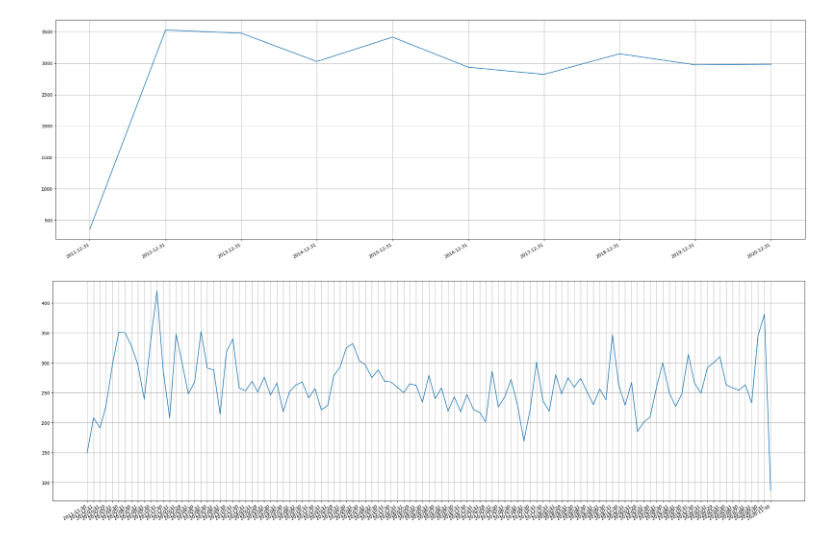
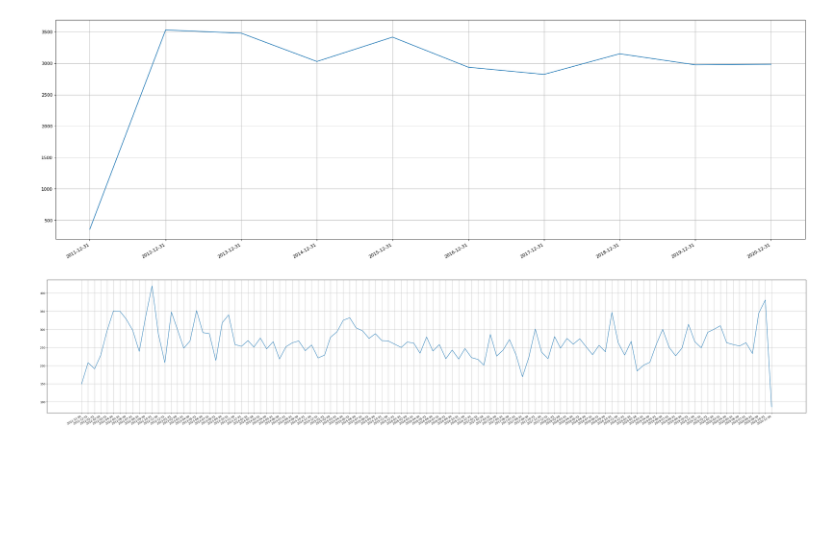
Before and after one commit to frabatx/today_parser, a Jupyter notebook: python/Analyze.ipynb, the cells around one changed output. Drawn from its saved outputs; the diff is of its cells as text; code cells hidden in the pictures; blank space fills up the shorter version.

```diff
--- a/python/Analyze.ipynb
+++ b/python/Analyze.ipynb
@@ -44,7 +44,14 @@ Quali sono le keywords piú frequenti?
 
 3) Prendere in esempio le keywords di riferimento sulla mappa dei fatti di trento, guardare se hanno pattern
 # %%
-df["list_keywords"] = df["list_keywords"].apply(lambda x: re.findall('\'([^\']*)\'', str(x))) # Transform string into list
+dictionary={
+    "Argomenti:" : "",
+    "furto" : "furti",
+    "orso" : "orsi",
+}
+
+for key in dictionary.keys():
+    df["keywords"] = df["keywords"].str.replace(key, dictionary[key])
 df["keywords"] = df["keywords"].apply(lambda x: re.findall('\'([^\']*)\'', str(x))) # Transform string into list
 # %%
 def uniqueKeyword(listaInDataframe):
@@ -175,13 +148,13 @@ plt.grid(True)
 # %%
 import matplotlib.pyplot as plt
 from matplotlib.pyplot import figure
-figure(num=None, figsize=(30,10), dpi=100, facecolor='w', edgecolor='k')
+figure(num=None, figsize=(50,10), dpi=100, facecolor='w', edgecolor='k')
 
 y = month_frequency['timestamp'].to_list()
 c = month_frequency['counts'].to_list()
 ax = plt.plot(y,c)
 plt.xticks(y)
 plt.gcf().autofmt_xdate()
 plt.grid(True)
 # %% [output]
-[figure, old version]
+[figure, new version]
```
Also changed, not shown: parts of 21 cells of this notebook.
